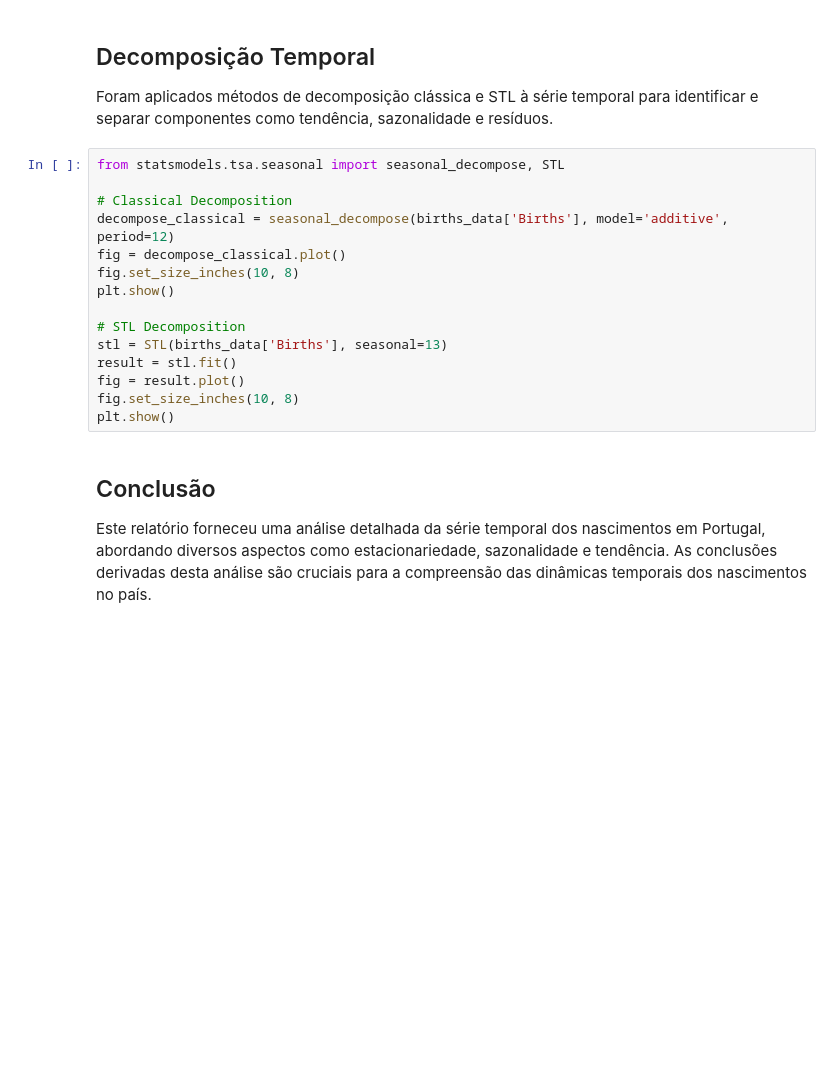
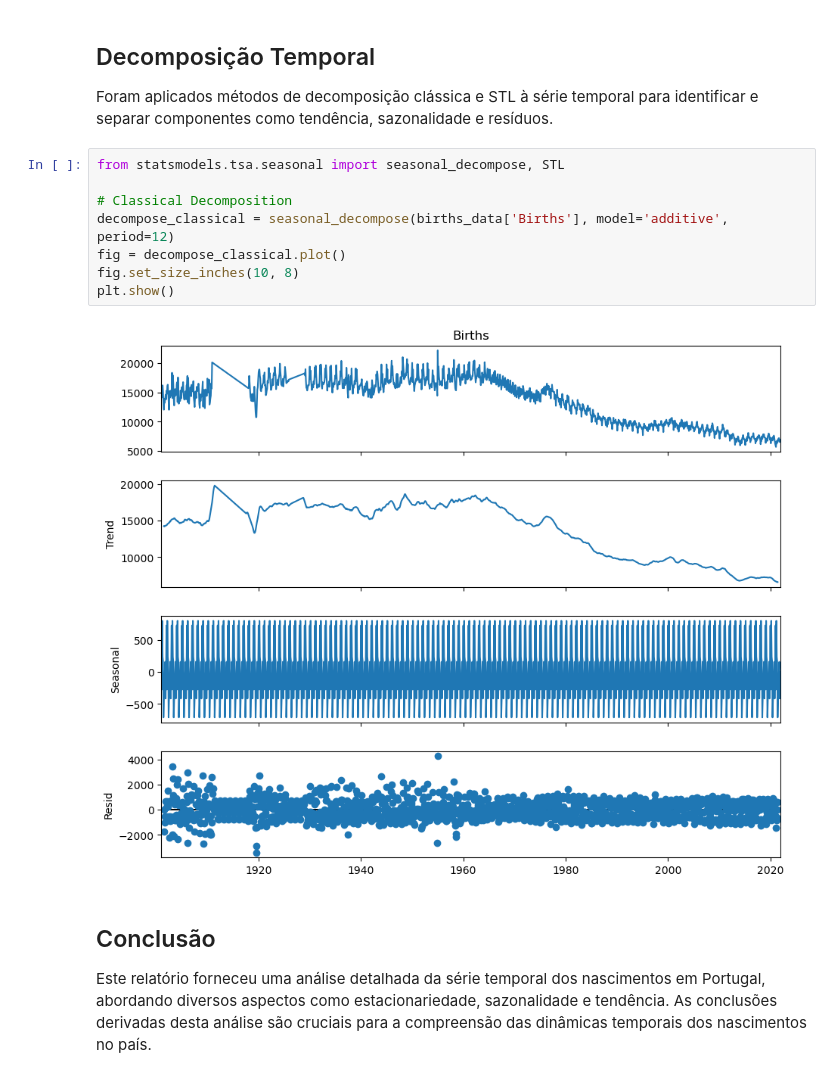
Before and after one commit to jpmarques19/previsao-nascimentos-em-portugal, a Jupyter notebook: notebooks/final_report.ipynb, the cells around one changed output. Cells and saved outputs as stored; diff of their text form; blank space fills up the shorter version.

```diff
--- a/notebooks/final_report.ipynb
+++ b/notebooks/final_report.ipynb
@@ -79,18 +110,13 @@ Foram aplicados métodos de decomposição clássica e STL à série temporal pa
 # %%
 from statsmodels.tsa.seasonal import seasonal_decompose, STL
 
 # Classical Decomposition
 decompose_classical = seasonal_decompose(births_data['Births'], model='additive', period=12)
 fig = decompose_classical.plot()
 fig.set_size_inches(10, 8)
 plt.show()
-
-# STL Decomposition
-stl = STL(births_data['Births'], seasonal=13)
-result = stl.fit()
-fig = result.plot()
-fig.set_size_inches(10, 8)
-plt.show()
+# %% [output]
+[figure, added]
 # %% [markdown]
 ## Conclusão
 Este relatório forneceu uma análise detalhada da série temporal dos nascimentos em Portugal, abordando diversos aspectos como estacionariedade, sazonalidade e tendência. As conclusões derivadas desta análise são cruciais para a compreensão das dinâmicas temporais dos nascimentos no país.
```
Also changed, not shown: parts of 4 cells of this notebook.
